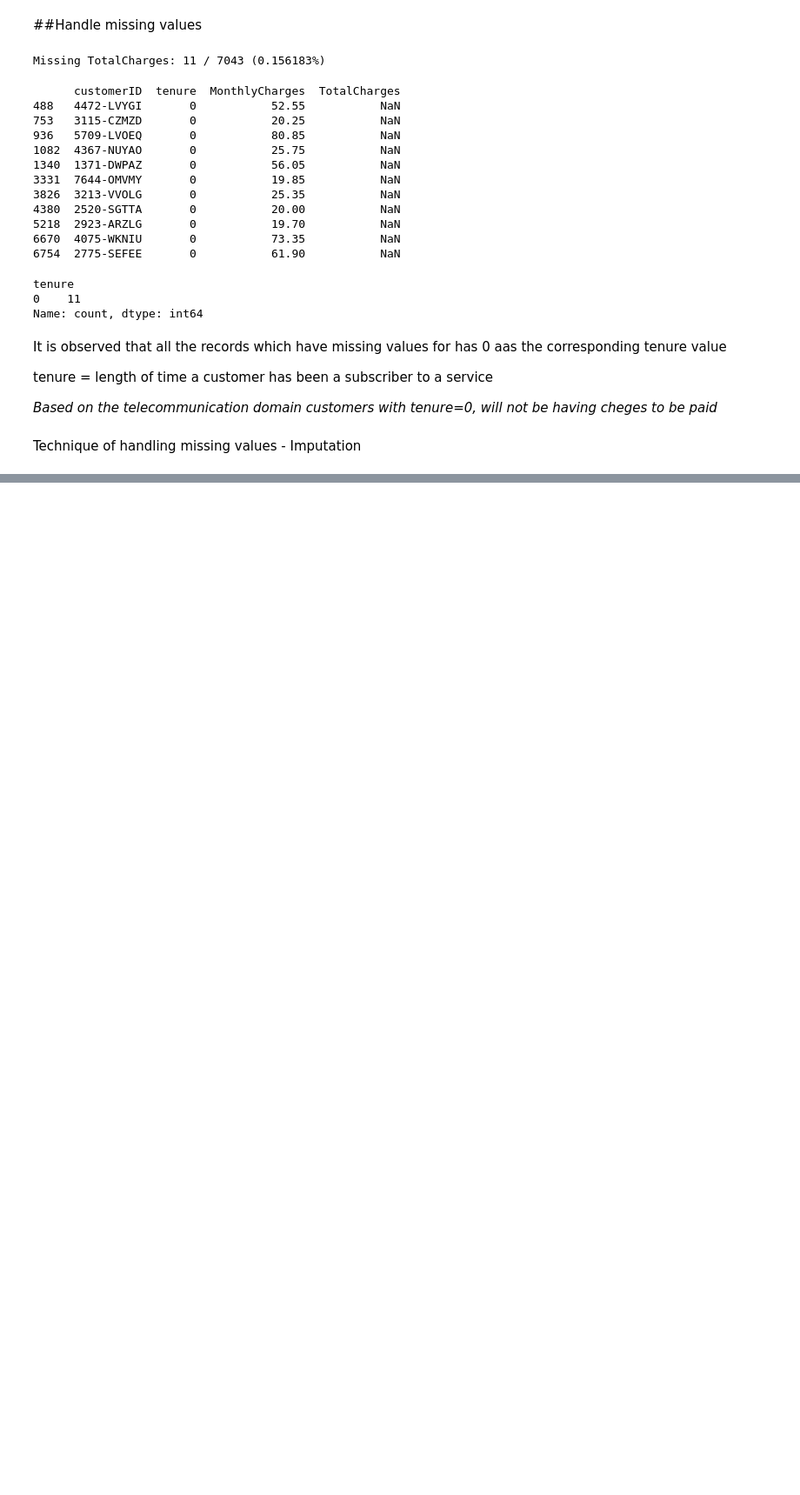
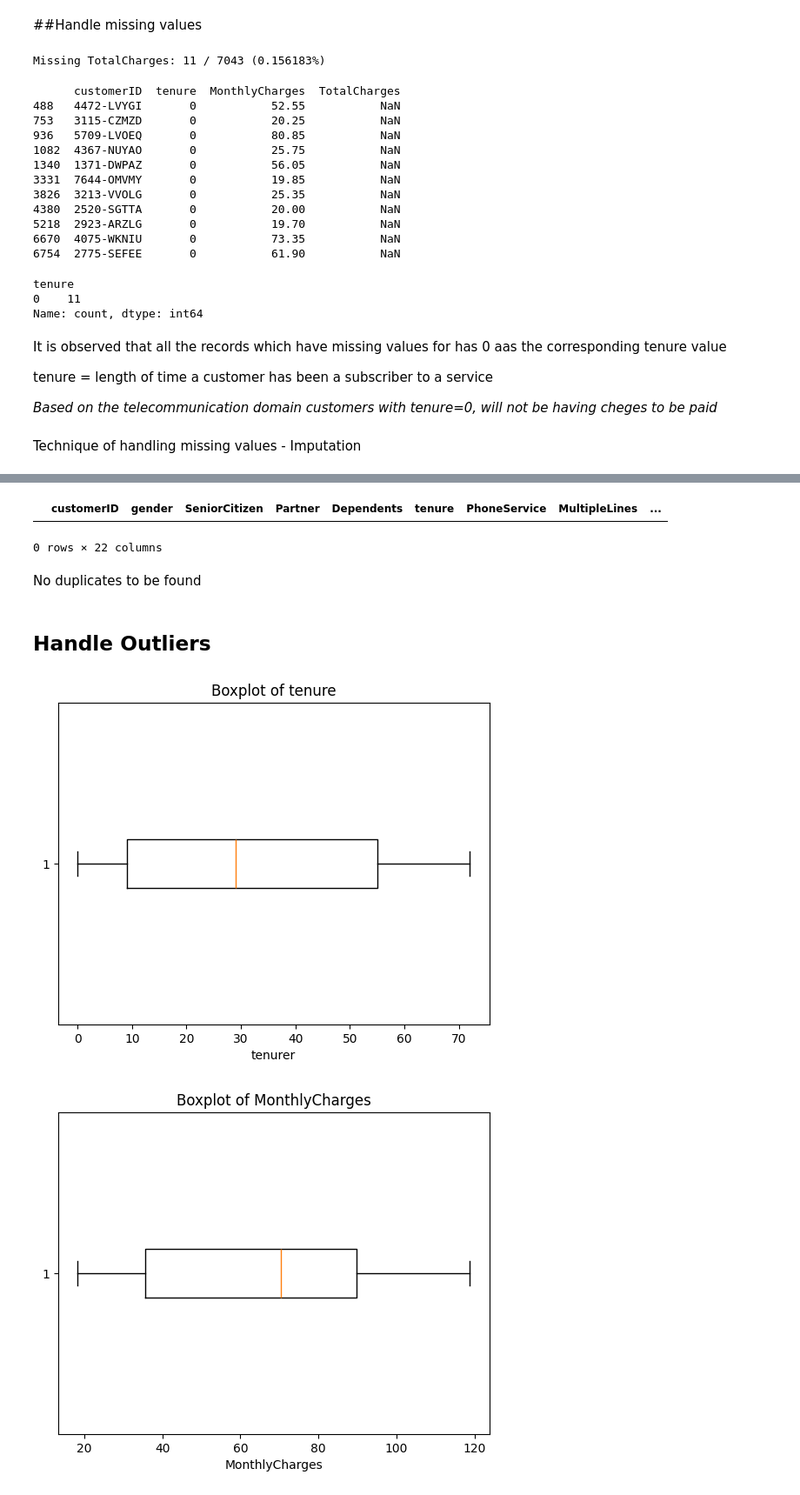
Before and after one commit to yumna-prog/Customer-Churn-Prediction, a Jupyter notebook: CustomerChurnPreduiction.ipynb, the cells around one changed output, grey strips where cells are left out. Shown at 87% size. Drawn from its saved outputs; the diff is of its cells as text; code cells hidden in the pictures; blank space fills up the shorter version.

```diff
--- a/CustomerChurnPreduiction.ipynb
+++ b/CustomerChurnPreduiction.ipynb
@@ -153,0 +208,33 @@ Telecommuniction_df.loc[(Telecommuniction_df['TotalCharges'].isna()) & (Telecomm
+# %%
+# Prints the duplicate rows except first
+duplicate = Telecommuniction_df[Telecommuniction_df.duplicated()]
+duplicate
+# %% [output]
+|  | customerID | gender | SeniorCitizen | Partner | Dependents | tenure | PhoneService | MultipleLines | ... |
+0 rows × 22 columns
+# %% [markdown]
+No duplicates to be found
+# %% [markdown]
+## Handle Outliers
+# %%
+#Checking outliers of numeric columns only
+#tenure
+plt.boxplot(Telecommuniction_df['tenure'], vert=False)
+plt.title("Boxplot of tenure")
+plt.xlabel('tenurer')
+plt.show()
+
+#MonthlyCharges
+plt.boxplot(Telecommuniction_df['MonthlyCharges'], vert=False)
+plt.title("Boxplot of MonthlyCharges")
+plt.xlabel('MonthlyCharges')
+plt.show()
+
+#TotalCharges
+plt.boxplot(Telecommuniction_df['TotalCharges'], vert=False)
+plt.title("Boxplot of TotalCharges")
+plt.xlabel('TotalCharges')
+plt.show()
+# %% [output]
+[figure, added]
+[figure, added]
```
Also changed, not shown: parts of 9 cells of this notebook.
